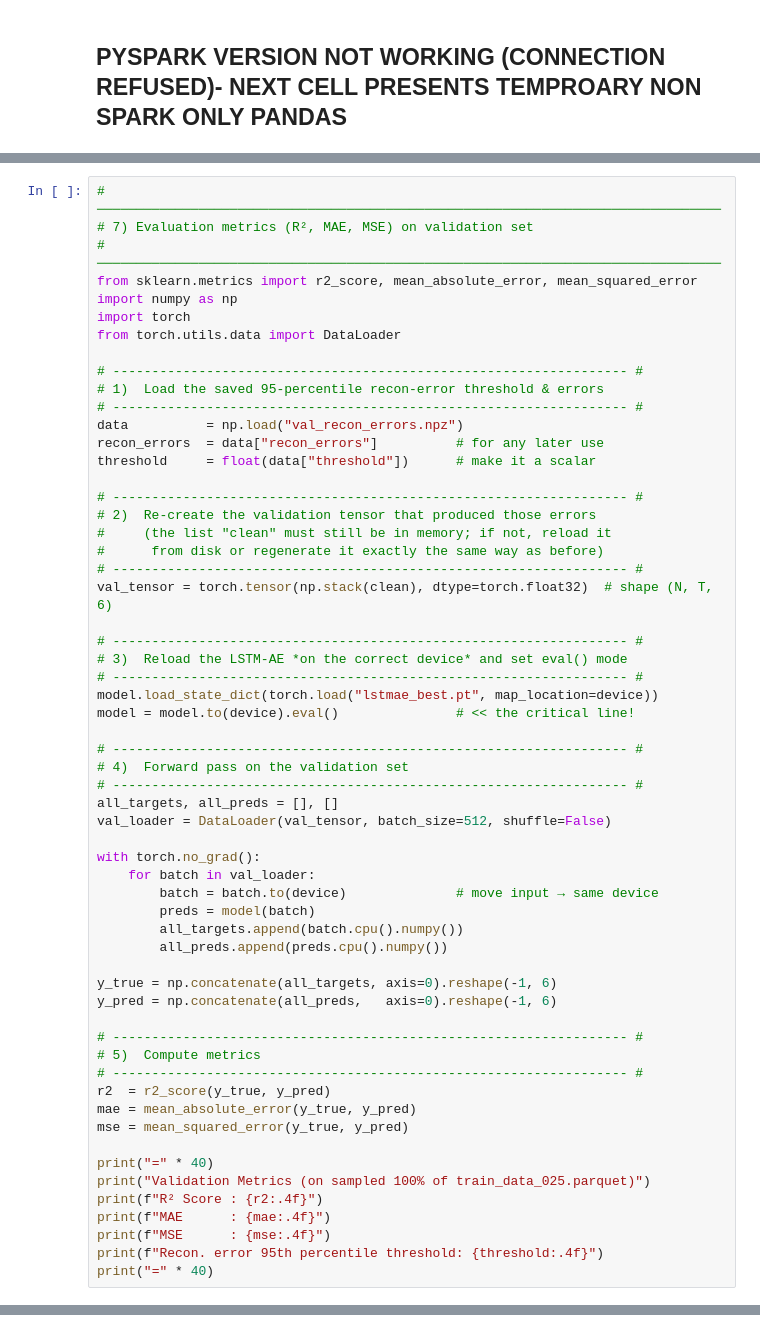
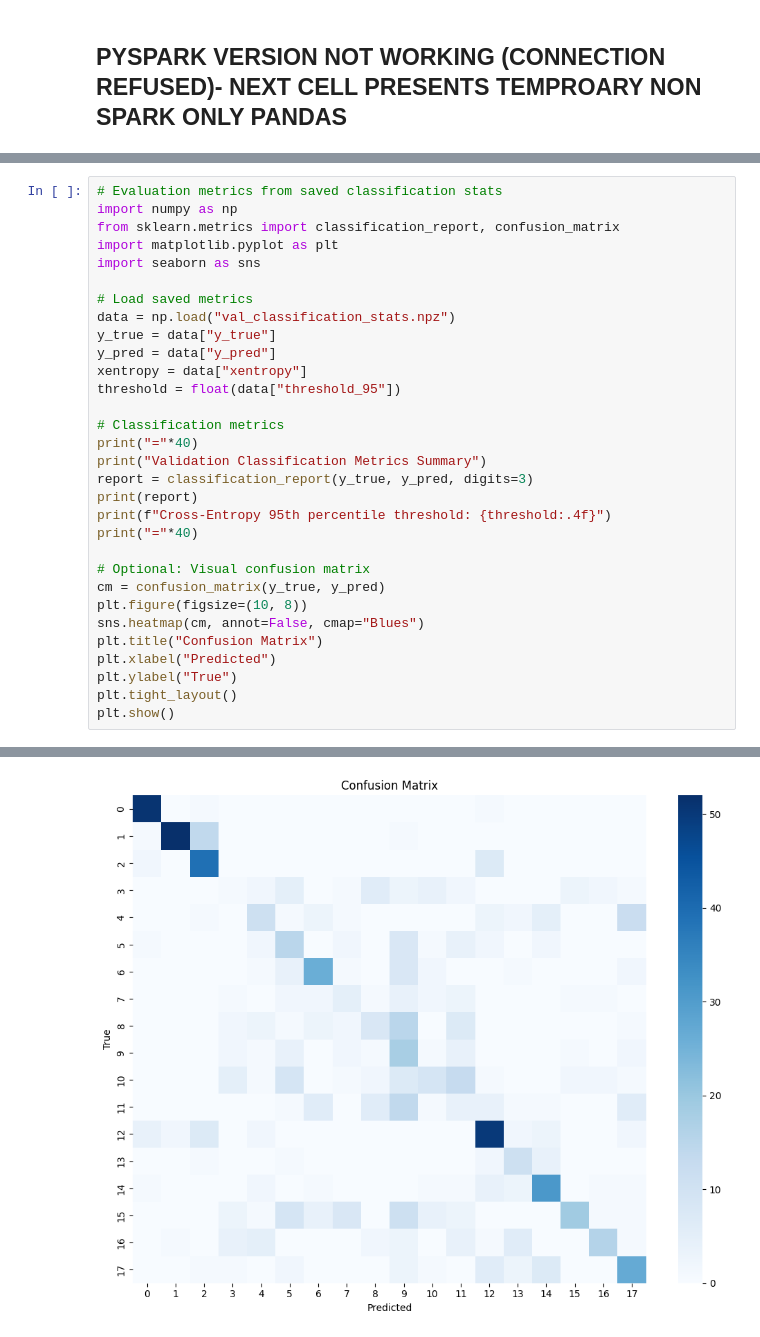
Before and after one commit to kushagrayadv/CSGY-6513-big-data-project, a Jupyter notebook: data_pipeline_full_fixed_100.ipynb, the cells around one changed output, grey strips where cells are left out. Drawn from its saved outputs; the diff is of its cells as text.

Commit message:
model correction

```diff
--- a/data_pipeline_full_fixed_100.ipynb
+++ b/data_pipeline_full_fixed_100.ipynb
@@ -1299,61 +1250,33 @@ Checkpoint loaded. Resume from epoch 35 with best_loss=0.1914
 # %%
-# ────────────────────────────────────────────────────────────────────────────────
-# 7) Evaluation metrics (R², MAE, MSE) on validation set
-# ────────────────────────────────────────────────────────────────────────────────
-from sklearn.metrics import r2_score, mean_absolute_error, mean_squared_error
+# Evaluation metrics from saved classification stats
 import numpy as np
-import torch
-from torch.utils.data import DataLoader
+from sklearn.metrics import classification_report, confusion_matrix
+import matplotlib.pyplot as plt
+import seaborn as sns
 
-# ------------------------------------------------------------------ #
-# 1)  Load the saved 95‑percentile recon‑error threshold & errors
-# ------------------------------------------------------------------ #
-data          = np.load("val_recon_errors.npz")
-recon_errors  = data["recon_errors"]          # for any later use
-threshold     = float(data["threshold"])      # make it a scalar
+# Load saved metrics
+data = np.load("val_classification_stats.npz")
+y_true = data["y_true"]
+y_pred = data["y_pred"]
+xentropy = data["xentropy"]
+threshold = float(data["threshold_95"])
 
-# ------------------------------------------------------------------ #
-# 2)  Re‑create the validation tensor that produced those errors
-#     (the list "clean" must still be in memory; if not, reload it
-#      from disk or regenerate it exactly the same way as before)
-# ------------------------------------------------------------------ #
-val_tensor = torch.tensor(np.stack(clean), dtype=torch.float32)  # shape (N, T, 6)
+# Classification metrics
+print("="*40)
+print("Validation Classification Metrics Summary")
+report = classification_report(y_true, y_pred, digits=3)
+print(report)
+print(f"Cross-Entropy 95th percentile threshold: {threshold:.4f}")
+print("="*40)
 
-# ------------------------------------------------------------------ #
-# 3)  Reload the LSTM‑AE *on the correct device* and set eval() mode
-# ------------------------------------------------------------------ #
-model.load_state_dict(torch.load("lstmae_best.pt", map_location=device))
-model = model.to(device).eval()               # << the critical line!
-
-# ------------------------------------------------------------------ #
-# 4)  Forward pass on the validation set
-# ------------------------------------------------------------------ #
-all_targets, all_preds = [], []
-val_loader = DataLoader(val_tensor, batch_size=512, shuffle=False)
-
-with torch.no_grad():
-    for batch in val_loader:
-        batch = batch.to(device)              # move input → same device
-        preds = model(batch)
-        all_targets.append(batch.cpu().numpy())
-        all_preds.append(preds.cpu().numpy())
-
-y_true = np.concatenate(all_targets, axis=0).reshape(-1, 6)
-y_pred = np.concatenate(all_preds,   axis=0).reshape(-1, 6)
-
-# ------------------------------------------------------------------ #
-# 5)  Compute metrics
-# ------------------------------------------------------------------ #
-r2  = r2_score(y_true, y_pred)
-mae = mean_absolute_error(y_true, y_pred)
-mse = mean_squared_error(y_true, y_pred)
-
-print("=" * 40)
-print("Validation Metrics (on sampled 100% of train_data_025.parquet)")
-print(f"R² Score : {r2:.4f}")
-print(f"MAE      : {mae:.4f}")
-print(f"MSE      : {mse:.4f}")
-print(f"Recon. error 95th percentile threshold: {threshold:.4f}")
-print("=" * 40)
+# Optional: Visual confusion matrix
+cm = confusion_matrix(y_true, y_pred)
+plt.figure(figsize=(10, 8))
+sns.heatmap(cm, annot=False, cmap="Blues")
+plt.title("Confusion Matrix")
+plt.xlabel("Predicted")
+plt.ylabel("True")
+plt.tight_layout()
+plt.show()
 # %% [output]
 ========================================
@@ -1365 +1298,2 @@ Recon. error 95th percentile threshold: 0.9443
 ========================================
+[figure, added]
```
Also changed, not shown: parts of 9 cells of this notebook, 10 other files.
